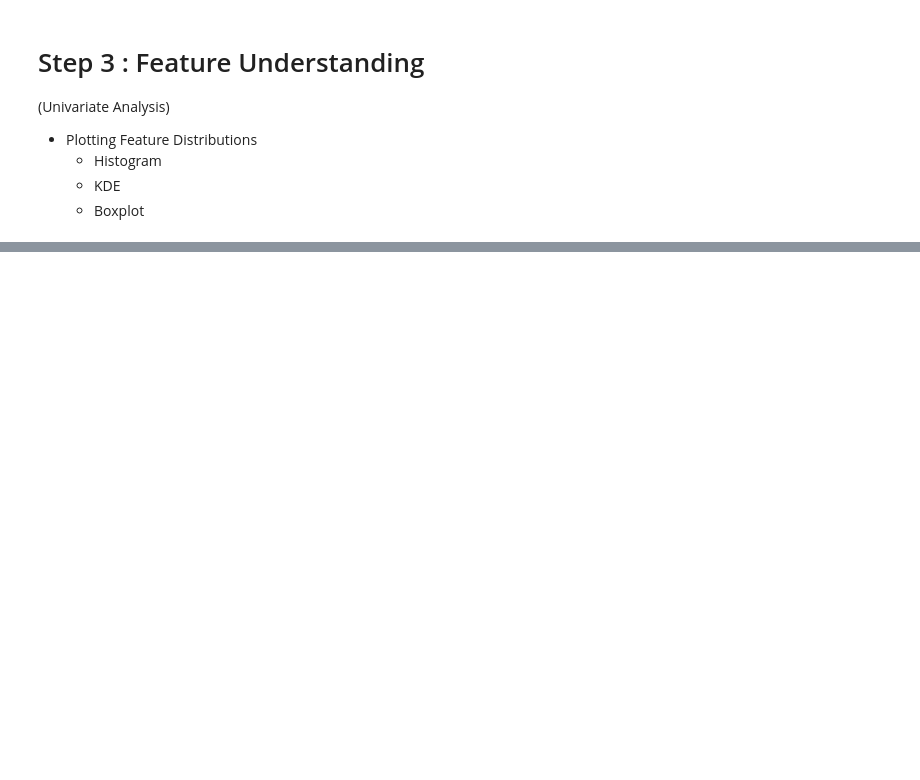
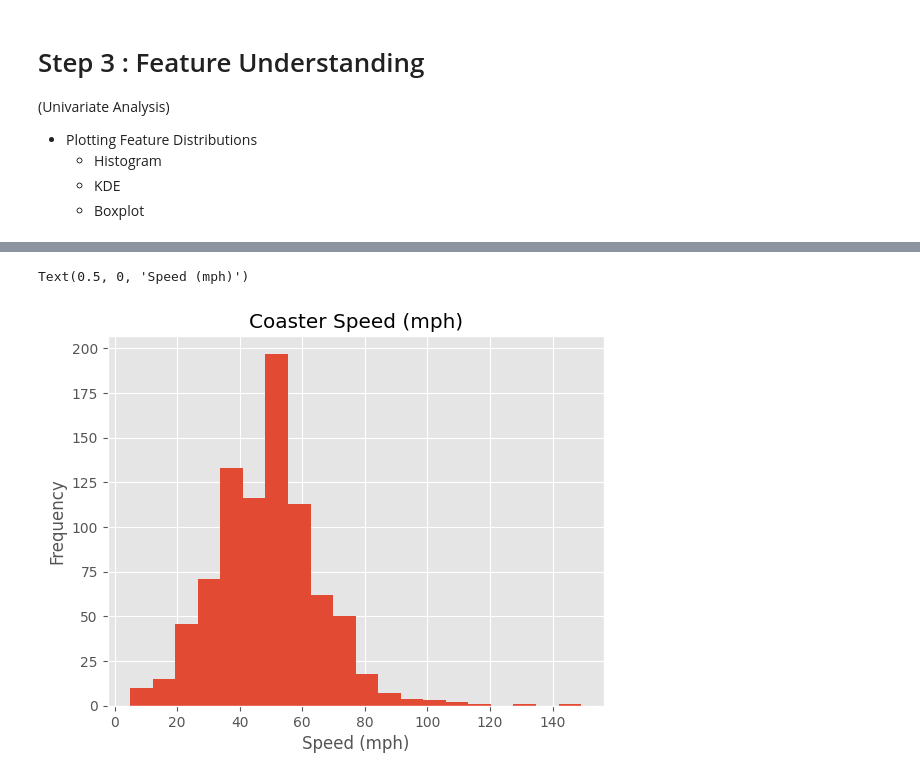
Before and after one commit to amrith-r-naik/MIT-Internship, a Jupyter notebook: EDA.ipynb, the cells around one changed output, grey strips where cells are left out. Drawn from its saved outputs; the diff is of its cells as text; code cells hidden in the pictures; blank space fills up the shorter version.

```diff
--- a/EDA.ipynb
+++ b/EDA.ipynb
@@ -218,0 +110,6 @@ df.shape
+# %%
+ax = df['Speed_mph'].plot(kind='hist',bins=20,title='Coaster Speed (mph)')
+ax.set_xlabel('Speed (mph)')
+# %% [output]
+Text(0.5, 0, 'Speed (mph)')
+[figure, added]
```
Also changed, not shown: parts of 15 cells of this notebook.
